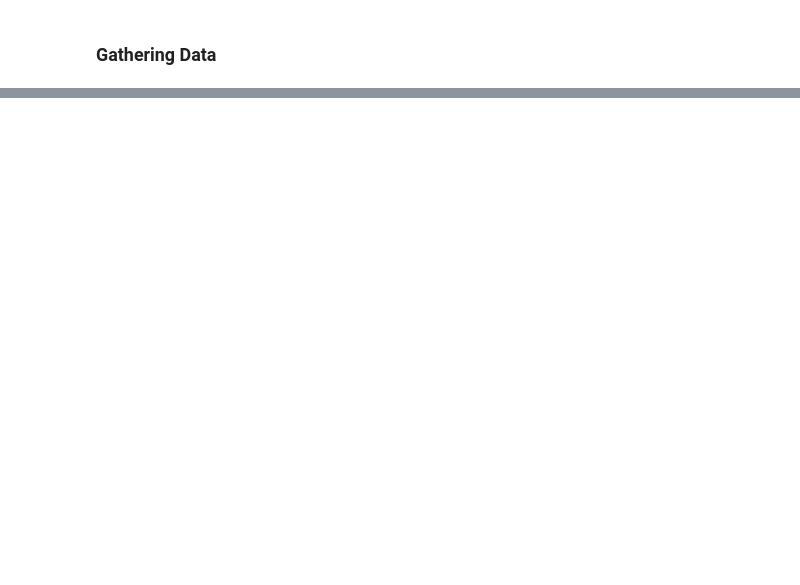
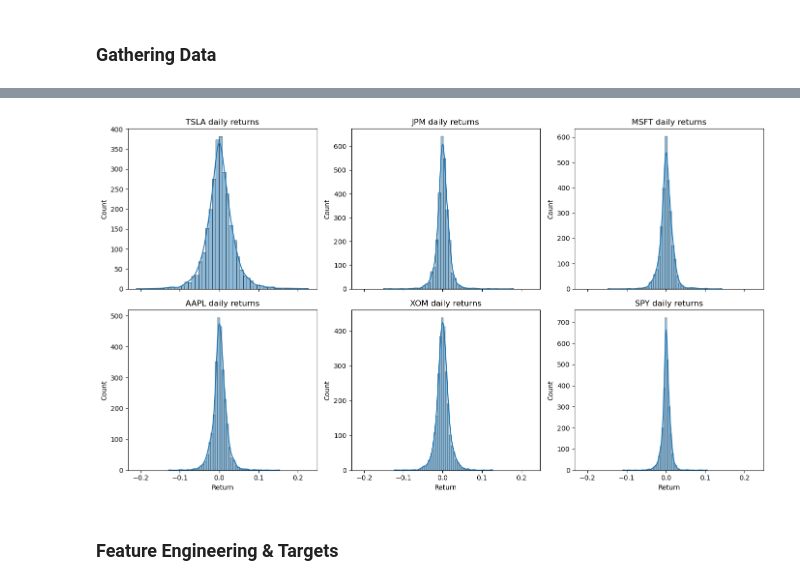
Before and after one commit to gcm107/Team-A, a Jupyter notebook: data-exploration.ipynb, the cells around one changed output, grey strips where cells are left out. Drawn from its saved outputs; the diff is of its cells as text; code cells hidden in the pictures; blank space fills up the shorter version.

```diff
--- a/data-exploration.ipynb
+++ b/data-exploration.ipynb
@@ -350,0 +245,20 @@ fig.show()
+# %%
+# hostogram of returns
+fig, axes = plt.subplots(2, 3, figsize=(14, 8), sharex=True)
+axes = axes.flatten()
+all_tickers = tickers + [benchmark]
+
+for i, t in enumerate(all_tickers):
+    sns.histplot(returns[t], bins=50, kde=True, ax=axes[i])
+    axes[i].set_title(f"{t} daily returns")
+    axes[i].set_xlabel("Return")
+
+for j in range(len(all_tickers), len(axes)):
+    axes[j].set_visible(False)
+
+plt.tight_layout()
+plt.show()
+# %% [output]
+[figure, added]
+# %% [markdown]
+### Feature Engineering & Targets
```
Also changed, not shown: parts of 43 cells of this notebook, 3 other files.
